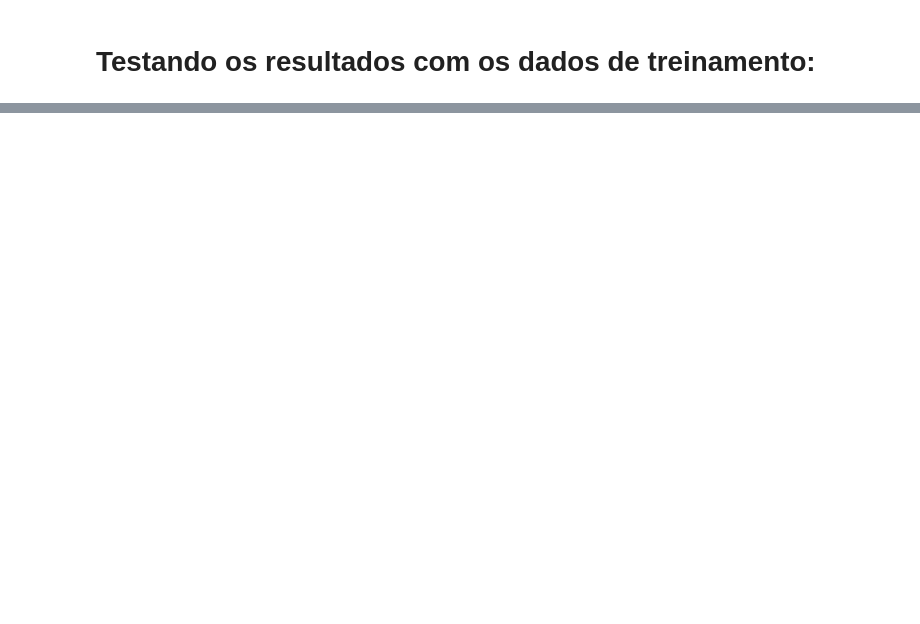
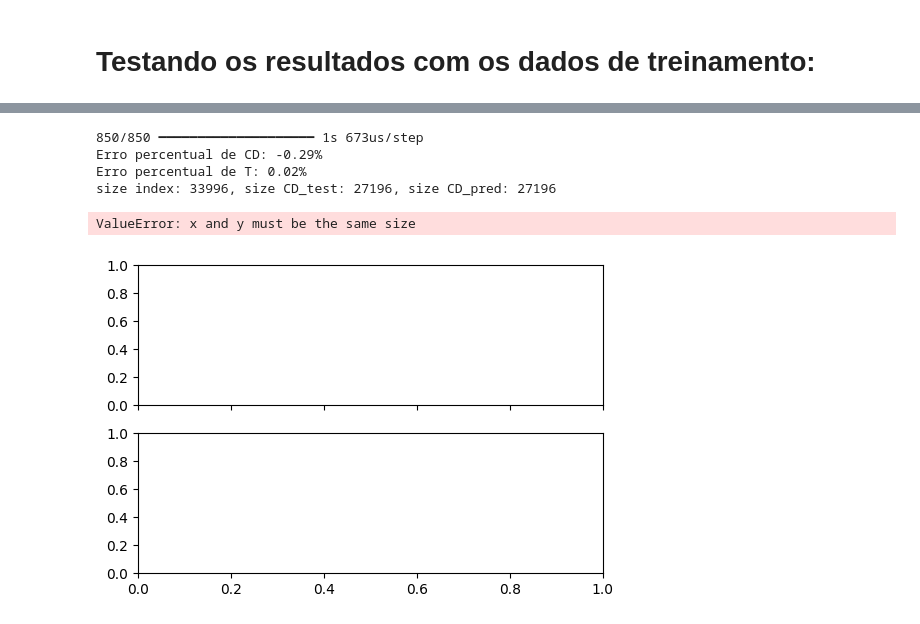
Before and after one commit to ymarcal/PMG, a Jupyter notebook: scriptPMG.ipynb, the cells around one changed output, grey strips where cells are left out. Cells and saved outputs as stored; diff of their text form; code cells hidden in the pictures; blank space fills up the shorter version.

```diff
--- a/scriptPMG.ipynb
+++ b/scriptPMG.ipynb
@@ -417,0 +374,35 @@ plt.show()
+# %%
+X_train_s, Y_train_s, X_test_s, Y_test_s, X_val_s, Y_val_s = Sets_std
+scaler_X, scaler_Y = scalers_usados
+
+# 1. Faz as predições no conjunto de train (a saída estará na escala de 0 a 1)
+Y_pred_s = model.predict(X_train_s)
+
+# 2. Usa o scaler_Y para DESNORMALIZAR tanto as predições quanto os valores reais
+Y_pred_desnormalizado = scaler_Y.inverse_transform(Y_pred_s)
+Y_train_desnormalizado = scaler_Y.inverse_transform(Y_train_s)
+
+
+# 3. Agora você pode comparar os valores na escala original!
+CD_train = Y_train_desnormalizado[:,0]
+T_train = Y_train_desnormalizado[:,1]
+
+CD_pred = Y_pred_desnormalizado[:,0]
+T_pred = Y_pred_desnormalizado[:,1]
+
+erroCD = (CD_pred - CD_train)*100/CD_train
+erroT = (T_pred - T_train)*100/T_train
+
+print('Erro percentual de CD:', str(round(np.mean(erroCD), 2))+'%')
+print('Erro percentual de T:', str(round(np.mean(erroT), 2))+'%')
+
+index = prepara_df('treinamento')['No. OBS.'].astype(int)
+
+exibe_resultados(index, CD_train, CD_pred, erroCD, T_train, T_pred, erroT)
+# %% [output]
+850/850 ━━━━━━━━━━━━━━━━━━━━ 1s 673us/step
+Erro percentual de CD: -0.29%
+Erro percentual de T: 0.02%
+size index: 33996, size CD_test: 27196, size CD_pred: 27196
+ValueError: x and y must be the same size
+[figure, added]
```
Also changed, not shown: parts of 11 cells of this notebook.
